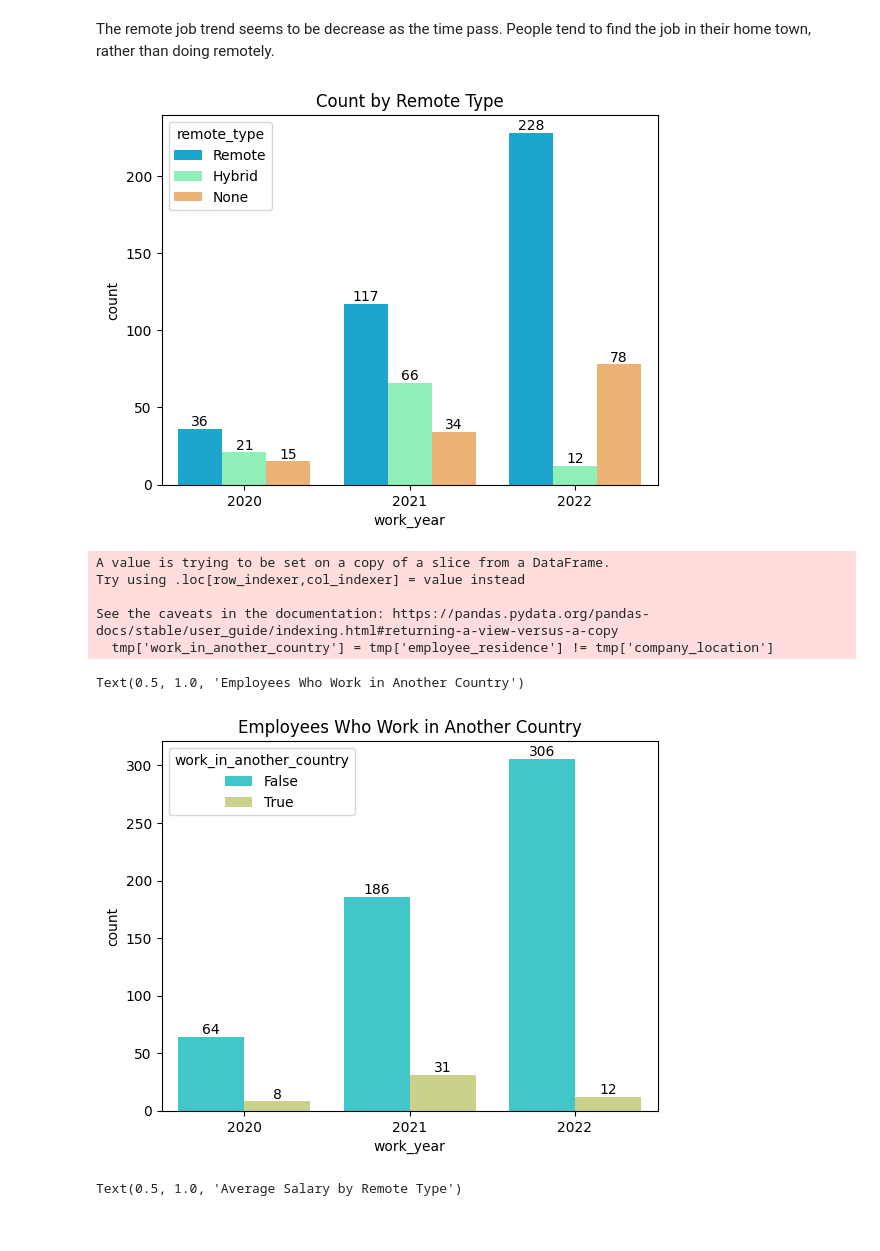
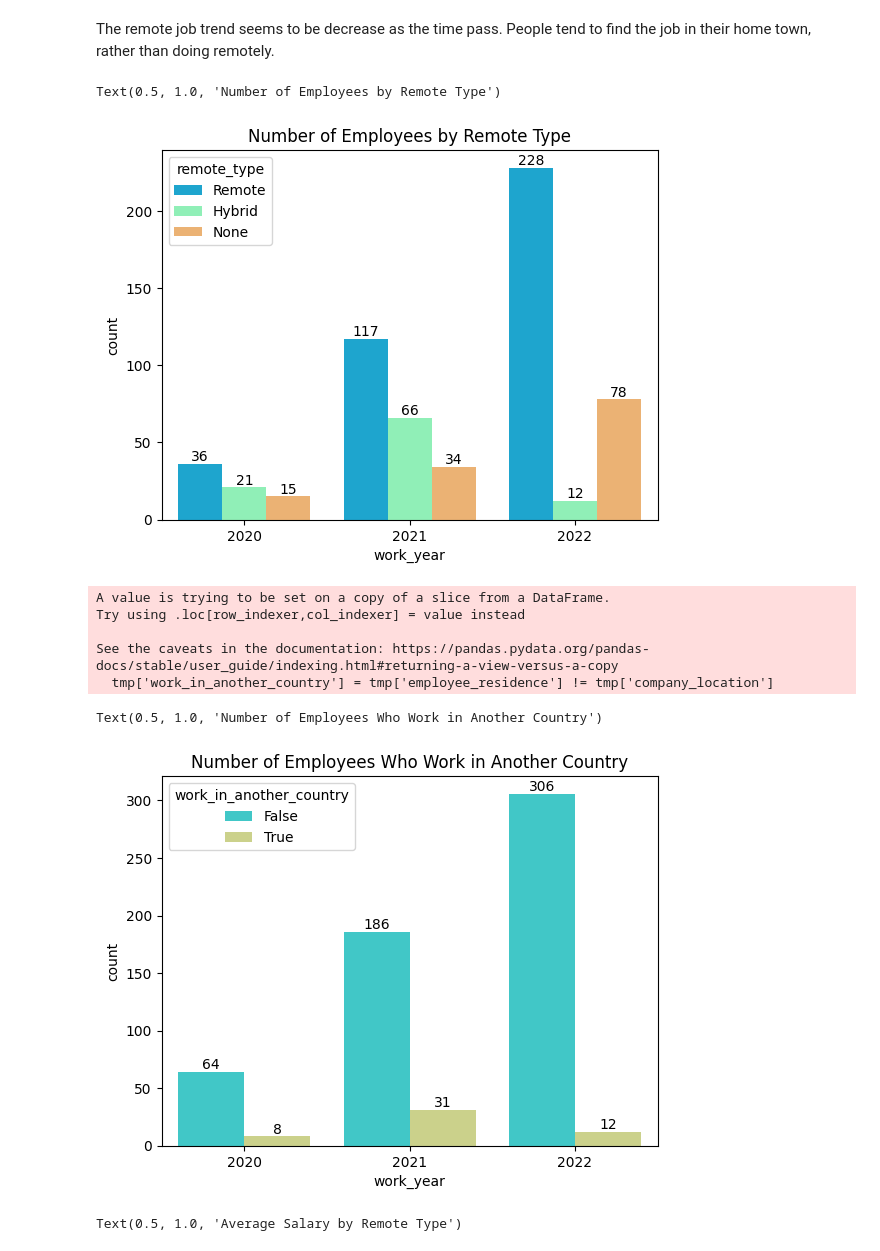
Before and after one commit to jtlantz/dm-proj1, a Jupyter notebook: notebooks/ds_salaries.ipynb, the cells around one changed output. Saved outputs shown, nothing was run; the diff lists cells and outputs as text; code cells hidden in the pictures.

Commit message:
add titles

```diff
--- a/notebooks/ds_salaries.ipynb
+++ b/notebooks/ds_salaries.ipynb
@@ -210,19 +211,18 @@ The remote job trend seems to be decrease as the time pass. People tend to find
 # %%
 tmp = df[['work_year', 'remote_ratio']]
 remote_type = pd.DataFrame({'remote_ratio': [0, 50, 100], 'remote_type': ['None', 'Hybrid', 'Remote']})
 
 merged = pd.merge(tmp, remote_type, on='remote_ratio', how='left')
 merged.drop('remote_ratio', axis=1, inplace=True)
 
 tmp = merged.groupby('work_year')['remote_type'].value_counts().reset_index(name='count')
 plot = sns.barplot(data=tmp, x='work_year', y='count', hue='remote_type', palette='rainbow')
 for i in plot.containers:
     plot.bar_label(i, )
-
-plt.title('Count by Remote Type')
-plt.show()
+plot.set_title('Number of Employees by Remote Type')
 # %% [output]
+Text(0.5, 1.0, 'Number of Employees by Remote Type')
-[figure, old version]
+[figure, new version]
 # %%
 tmp = df[['work_year', 'employee_residence', 'company_location']]
 tmp['work_in_another_country'] = tmp['employee_residence'] != tmp['company_location']
@@ -230,15 +230,15 @@ tmp['work_in_another_country'] = tmp['employee_residence'] != tmp['company_locat
 plot = sns.countplot(data=tmp, x='work_year', hue='work_in_another_country', palette='rainbow')
 for i in plot.containers:
     plot.bar_label(i, )
-plt.title('Employees Who Work in Another Country')
+plot.set_title('Number of Employees Who Work in Another Country')
 # %% [output]
 A value is trying to be set on a copy of a slice from a DataFrame.
 Try using .loc[row_indexer,col_indexer] = value instead
 
 See the caveats in the documentation: https://pandas.pydata.org/pandas-docs/stable/user_guide/indexing.html#returning-a-view-versus-a-copy
   tmp['work_in_another_country'] = tmp['employee_residence'] != tmp['company_location']
-Text(0.5, 1.0, 'Employees Who Work in Another Country')
+Text(0.5, 1.0, 'Number of Employees Who Work in Another Country')
-[figure, old version]
+[figure, new version]
 # %%
 tmp = df[['work_year', 'remote_ratio', 'salary_in_usd']]
 remote_type = pd.DataFrame({'remote_ratio': [0, 50, 100], 'remote_type': ['None', 'Hybrid', 'Remote']})
```
Also changed, not shown: parts of 3 cells of this notebook.
